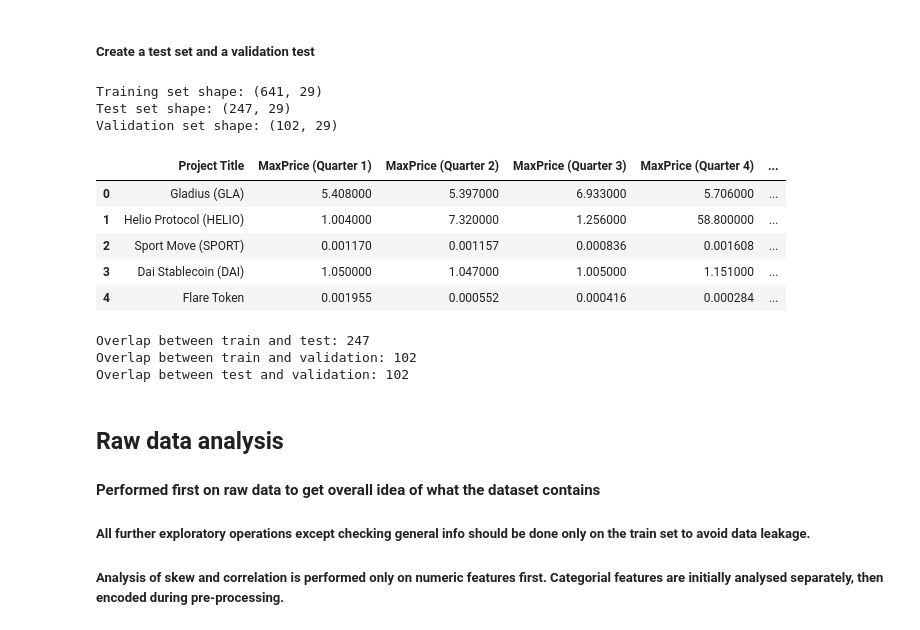
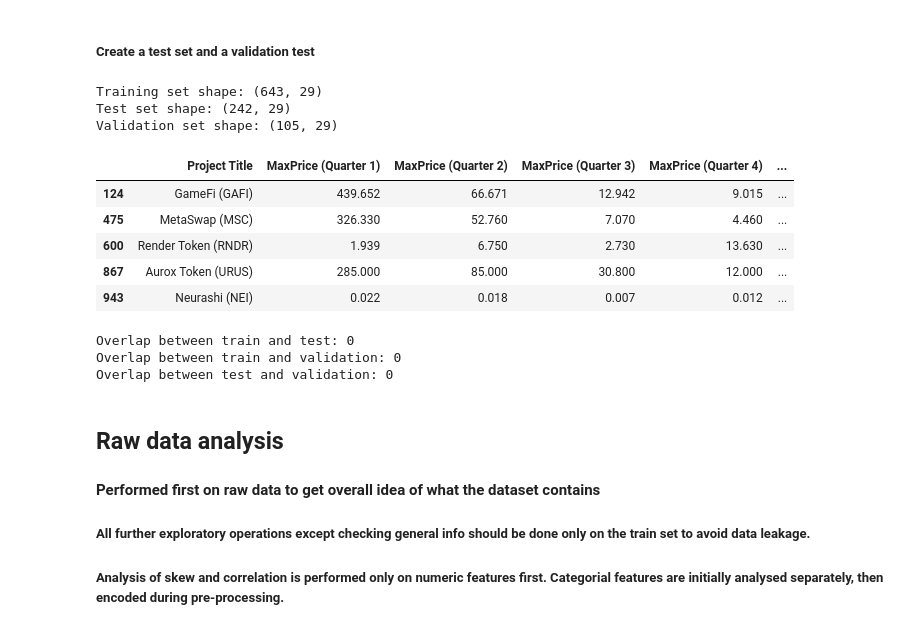
Before and after one commit to Luero/ML_RugPull_Detector, a Jupyter notebook: TM-RugPull initial analysis.ipynb, the cells around one changed output. Cells and saved outputs as stored; diff of their text form; code cells hidden in the pictures.

Commit message:
Fix data leakage between temporal splits

```diff
--- a/TM-RugPull initial analysis.ipynb
+++ b/TM-RugPull initial analysis.ipynb
@@ -185,7 +161,6 @@ data_sets = [train_set, test_set, val_set]
 # %%
 # Create a test set and a validation set from the raw data to avoid data leakage
-# A split is temporal, preserving year-balanced strats where possible (based on project's start date),
-# in order to avoid overfitting for a particular market situation
+# A split is temporal, preserving project period balance (based on start date), so that both old and new projects are presented in each split
 
 # Validation set size is about 10,5% and test set size is about 24,5% from the whole data set
 
@@ -199,67 +174,58 @@ data['project starting year'] = data['project starting date'].dt.year
 def assign_project_period(year):
     if year < 2021:
         return 'before_2021'
     elif year in [2021, 2022, 2023]:
         return str(year)
     elif year in [2024, 2025]:
         return '2024_2025'
     else:
         return 'unknown'
 
 data['project period'] = data['project starting year'].apply(assign_project_period)
 
-train_parts = []
-test_parts = []
-val_parts = []
-
 # Define seed
 seed = 7
 
-# Split each period separately to keep relatively equal distribution of old and new projects
-for period, period_rows in data.groupby('project period'):
-    # Split into train and remainder
-    train_part, left_part = train_test_split(period_rows, test_size=0.35, random_state=seed, stratify=period_rows['class'])
+# Combined stratification label for the full dataset (class and project period)
+combined_labels = data['class'].astype(str) + '|' + data['project period'].astype(str)
 
-    # Split remainder into validation and test
-    val_part, test_part = train_test_split(left_part, test_size=0.70, random_state=seed, stratify=left_part['class'])
+# Split the data first on train set and set for test and validation
+train_set, test_and_val_set = train_test_split(data, test_size=0.35, random_state=seed, stratify=combined_labels)
 
-    train_parts.append(train_part)
-    val_parts.append(val_part)
-    test_parts.append(test_part)
+# Combined stratification label for test_and_val_set (class and project period)
+subset_combined_labels = (test_and_val_set['class'].astype(str) + '|' + test_and_val_set['project period'].astype(str))
 
-# Concatenate period splits
-train_set = pd.concat(train_parts).sample(frac=1, random_state=seed).reset_index(drop=True)
-val_set = pd.concat(val_parts).sample(frac=1, random_state=seed).reset_index(drop=True)
-test_set = pd.concat(test_parts).sample(frac=1, random_state=seed).reset_index(drop=True)
+#Split the part for test and validation into test set and validation set
+test_set, val_set = train_test_split(test_and_val_set, test_size=0.3, random_state=seed, stratify=subset_combined_labels)
 
 # Output the shapes to verify the splits
 print("Training set shape:", train_set.shape)
 print("Test set shape:", test_set.shape)
 print("Validation set shape:", val_set.shape)
 
 # Create a list of sets to perform further feature engineering on all subsets of data
 data_sets = [train_set, test_set, val_set]
 
 train_set.head(5)
 # %% [output]
-Training set shape: (641, 29)
-Test set shape: (247, 29)
-Validation set shape: (102, 29)
+Training set shape: (643, 29)
+Test set shape: (242, 29)
+Validation set shape: (105, 29)
 |  | Project Title | MaxPrice (Quarter 1) | MaxPrice (Quarter 2) | MaxPrice (Quarter 3) | MaxPrice (Quarter 4) | ... |
-| 0 | Gladius (GLA) | 5.408000 | 5.397000 | 6.933000 | 5.706000 | ... |
-| 1 | Helio Protocol (HELIO) | 1.004000 | 7.320000 | 1.256000 | 58.800000 | ... |
-| 2 | Sport Move (SPORT) | 0.001170 | 0.001157 | 0.000836 | 0.001608 | ... |
-| 3 | Dai Stablecoin (DAI) | 1.050000 | 1.047000 | 1.005000 | 1.151000 | ... |
-| 4 | Flare Token | 0.001955 | 0.000552 | 0.000416 | 0.000284 | ... |
+| 124 | GameFi (GAFI) | 439.652 | 66.671 | 12.942 | 9.015 | ... |
+| 475 | MetaSwap (MSC) | 326.330 | 52.760 | 7.070 | 4.460 | ... |
+| 600 | Render Token (RNDR) | 1.939 | 6.750 | 2.730 | 13.630 | ... |
+| 867 | Aurox Token (URUS) | 285.000 | 85.000 | 30.800 | 12.000 | ... |
+| 943 | Neurashi (NEI) | 0.022 | 0.018 | 0.007 | 0.012 | ... |
 # %%
 # Verify that there is no overlap between sets, no data leak at this stage
 print("Overlap between train and test:", np.intersect1d(train_set.index, test_set.index).size)
 print("Overlap between train and validation:", np.intersect1d(train_set.index, val_set.index).size)
 print("Overlap between test and validation:", np.intersect1d(test_set.index, val_set.index).size)
 # %% [output]
-Overlap between train and test: 247
-Overlap between train and validation: 102
-Overlap between test and validation: 102
+Overlap between train and test: 0
+Overlap between train and validation: 0
+Overlap between test and validation: 0
 # %%
 # Delete columns that are not useful for further analysis
 
```
Also changed, not shown: parts of 2 cells of this notebook.
